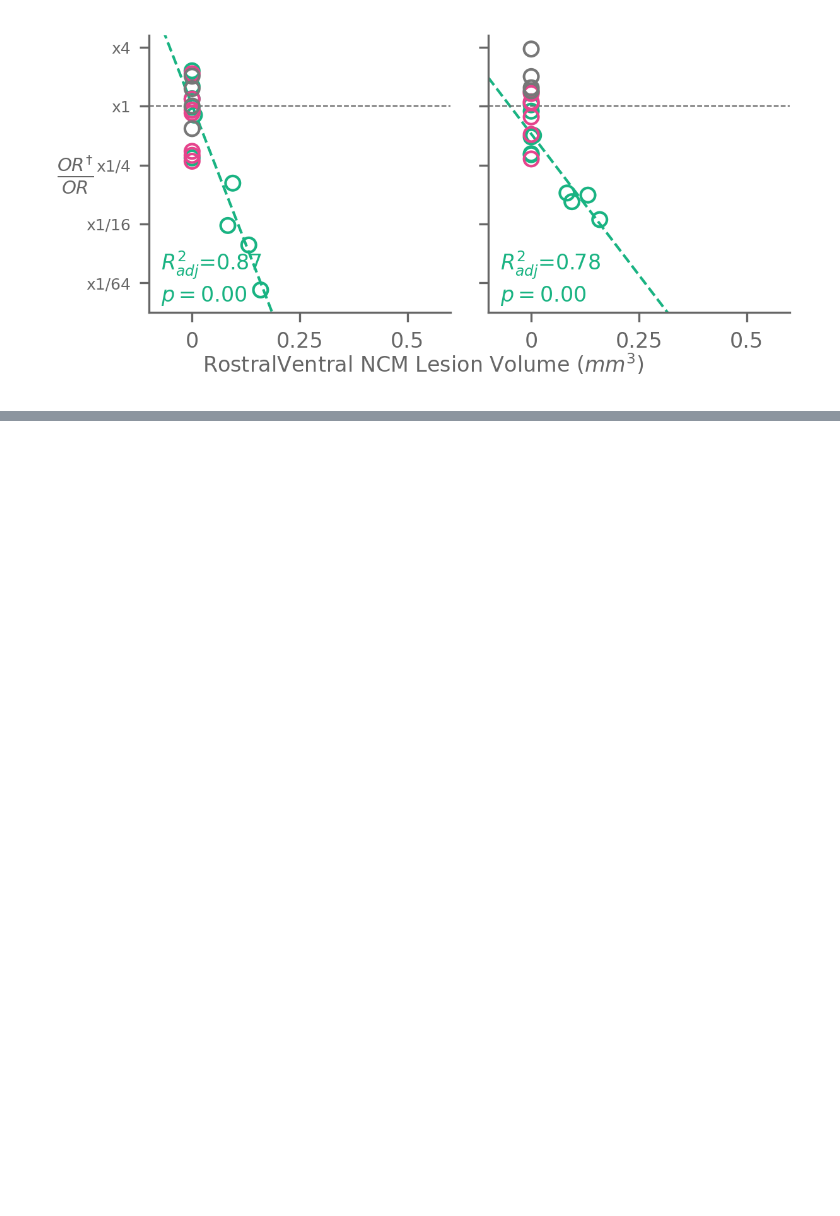
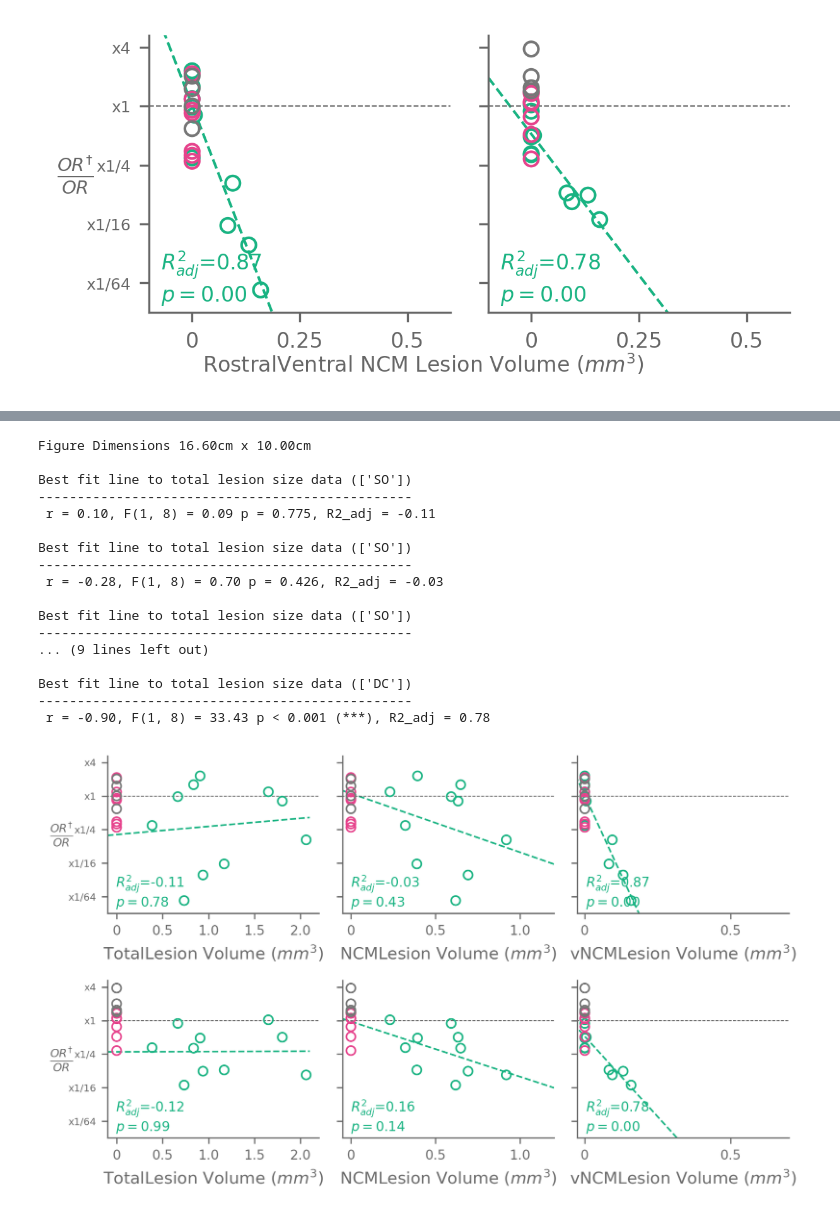
Before and after one commit to theunissenlab/zebra-finch-memory-lesions, a Jupyter notebook: paper_notebooks/Fig_7_Lesion_Size_reanalysis.ipynb, the cells around one changed output, grey strips where cells are left out. Drawn from its saved outputs; the diff is of its cells as text; code cells hidden in the pictures; blank space fills up the shorter version.

```diff
--- a/paper_notebooks/Fig_7_Lesion_Size_reanalysis.ipynb
+++ b/paper_notebooks/Fig_7_Lesion_Size_reanalysis.ipynb
@@ -888,17 +740,0 @@ def fig_7(k_val, ax: plt.Axes = None):
-# %%
-fig = figure_cm(COL1_5 - 5, 5, dpi=300)
-
-print()
-ax = fig.subplots()#  gridspec_kw={"hspace": 1.0})
-fig_7(11, ax=ax)
-
-ax.set_ylabel(r"$\frac{OR^{\dagger}}{OR}$", fontsize=10, verticalalignment="center", rotation=0)
-
-ax.set_xlim(-0.1, 2.2)
-border(ax, 1, 0, 0, 1)
-draw_logor_axes_markers(smallest=-7, biggest=2, convert_log=False, ax=ax)
-ax.set_ylim(-7, 2.4)
-ax.set_xticks([0, 0.5, 1.0, 1.5, 2.0], [0, 0.5, 1.0, 1.5, 2.0], fontsize=8)
-
-fig.tight_layout()
-fig.supxlabel("Total Lesion Volume ($mm^3$)", fontsize=8)
@@ -912,0 +743,62 @@ Text(0.5, 0.01, 'Total Lesion Volume ($mm^3$)')
+# %%
+fig = figure_cm(COL2 - 1, 10, dpi=300)
+
+print()
+axes = fig.subplots(2, 3, sharey=True)#  gridspec_kw={"hspace": 1.0})
+figure_7_new(call_type = ['SO'], anatomy = 'Total', ax=axes[0][0])
+figure_7_new(call_type = ['SO'], anatomy = 'NCM', ax=axes[0][1])
+figure_7_new(call_type = ['SO'], anatomy = 'vNCM', ax=axes[0][2])
+figure_7_new(call_type = ['DC'], anatomy = 'Total', ax=axes[1][0])
+figure_7_new(call_type = ['DC'], anatomy = 'NCM', ax=axes[1][1])
+figure_7_new(call_type = ['DC'], anatomy = 'vNCM', ax=axes[1][2])
+
+
+axes[0][0].set_ylabel(r"$\frac{OR^{\dagger}}{OR}$", fontsize=10, verticalalignment="center", rotation=0)
+axes[1][0].set_ylabel(r"$\frac{OR^{\dagger}}{OR}$", fontsize=10, verticalalignment="center", rotation=0)
+
+for ax in axes.flatten():
+    border(ax, 1, 0, 0, 1)
+    draw_logor_axes_markers(smallest=-7, biggest=2, convert_log=False, ax=ax)
+    ax.set_ylim(-7, 2.4)
+
+    #ax.set_xlim(-0.1, 2.2)
+    #ax.set_xticks([0, 0.5, 1.0, 1.5, 2.0], [0, 0.5, 1.0, 1.5, 2.0], fontsize=8)
+
+# Different x axis
+axes[0][0].set_xlim(-0.1, 2.2)
+axes[0][0].set_xticks([0, 0.5, 1.0, 1.5, 2.0], [0, 0.5, 1.0, 1.5, 2.0], fontsize=8)
+axes[0][1].set_xlim(-0.05, 1.2)
+axes[0][1].set_xticks([0, 0.5, 1.0], [0, 0.5, 1.0], fontsize=8)
+axes[0][2].set_xlim(-0.025, 0.7)
+axes[0][2].set_xticks([0, 0.5], [0, 0.5], fontsize=8)
+axes[1][0].set_xlim(-0.1, 2.2)
+axes[1][0].set_xticks([0, 0.5, 1.0, 1.5, 2.0], [0, 0.5, 1.0, 1.5, 2.0], fontsize=8)
+axes[1][1].set_xlim(-0.05, 1.2)
+axes[1][1].set_xticks([0, 0.5, 1.0], [0, 0.5, 1.0], fontsize=8)
+axes[1][2].set_xlim(-0.025, 0.7)
+axes[1][2].set_xticks([0, 0.5], [0, 0.5], fontsize=8)
+
+
+fig.tight_layout()
+
+if SAVE_FIGS:
+    fig.savefig(savedir("fig7_new.svg"), format="svg", bbox_inches="tight")
+# %% [output]
+Figure Dimensions 16.60cm x 10.00cm
+
+Best fit line to total lesion size data (['SO'])
+------------------------------------------------
+ r = 0.10, F(1, 8) = 0.09 p = 0.775, R2_adj = -0.11
+
+Best fit line to total lesion size data (['SO'])
+------------------------------------------------
+ r = -0.28, F(1, 8) = 0.70 p = 0.426, R2_adj = -0.03
+
+Best fit line to total lesion size data (['SO'])
+------------------------------------------------
+... (9 lines left out)
+
+Best fit line to total lesion size data (['DC'])
+------------------------------------------------
+ r = -0.90, F(1, 8) = 33.43 p < 0.001 (***), R2_adj = 0.78
+[figure, added]
```
Also changed, not shown: parts of 10 cells of this notebook.
